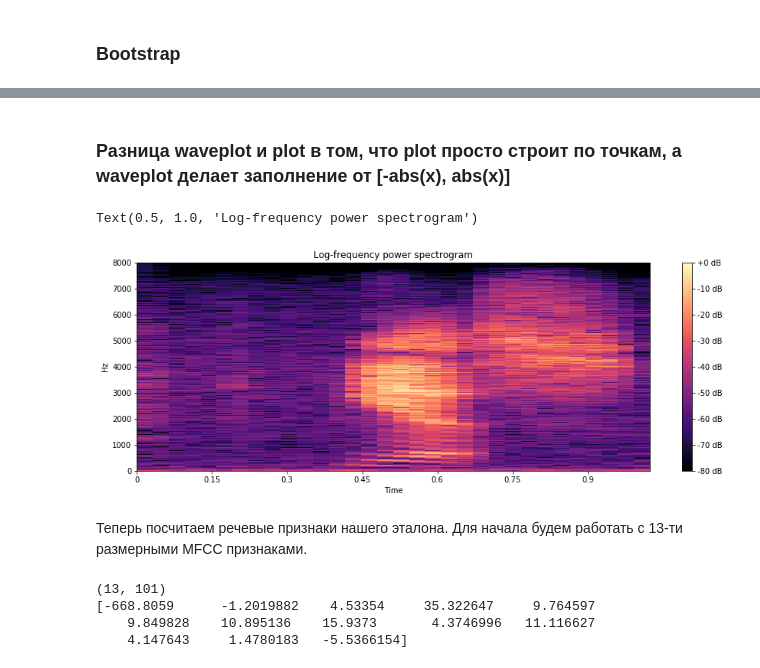
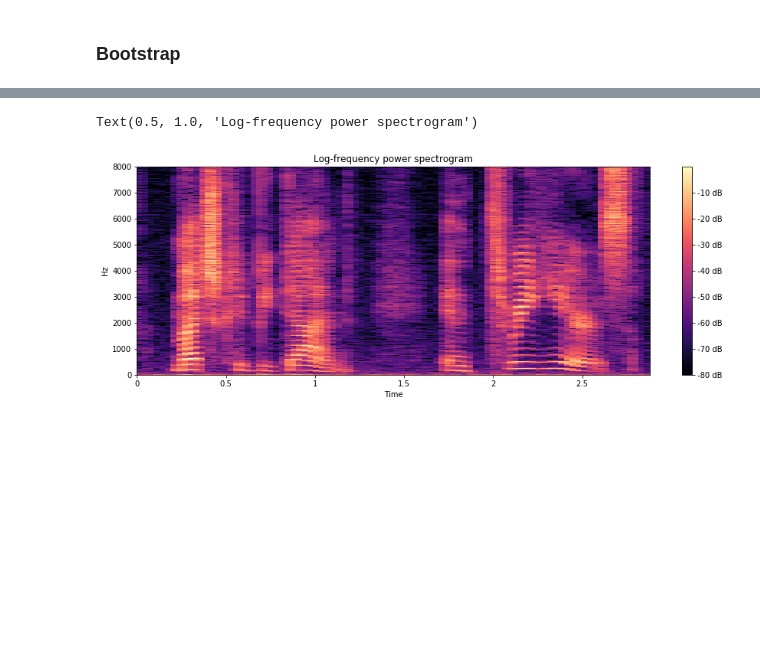
Before and after one commit to KhubbatulinMark/speech-processing-made-2021, a Jupyter notebook: laboratory/02-lab-02.ipynb, the cells around one changed output, grey strips where cells are left out. Cells and saved outputs as stored; diff of their text form; code cells hidden in the pictures; blank space fills up the shorter version.

```diff
--- a/laboratory/02-lab-02.ipynb
+++ b/laboratory/02-lab-02.ipynb
@@ -23,5 +83,6 @@ plt.rcParams['image.cmap'] = 'gray'
 # %%
-wav_example = 'resources/yes_no/etalons/yes_004ae714_nohash_0.wav'
+# рассмотрим пример такой записи:
+wav_example = 'resources/train_librispeech_10h/wav_dir/1183-124566-0003.flac'
 
 # чтение wav файла:
 x, sr = librosa.load(wav_example, sr=None)     # sr=None to preserve the native sampling rate
@@ -65,30 +101,10 @@ axis[2].set_ylim(-0.0055, 0.0055);
-# %% [markdown]
-### Разница waveplot и plot в том, что plot просто строит по точкам, а waveplot делает заполнение от [-abs(x), abs(x)]
 # %%
 # спектрограмма:
 D = librosa.amplitude_to_db(np.abs(librosa.stft(x)), ref=np.max)
+plt.figure(figsize=(15,5))
 librosa.display.specshow(D, sr=sr, y_axis='hz', x_axis='time')
 plt.colorbar(format='%+2.0f dB')
 plt.title('Log-frequency power spectrogram')
 # %% [output]
 Text(0.5, 1.0, 'Log-frequency power spectrogram')
-[figure, old version]
+[figure, new version]
-# %% [markdown]
-Теперь посчитаем речевые признаки нашего эталона.
-Для начала будем работать с 13-ти размерными MFCC признаками.
-# %%
-# n_fft = 25 ms        -- длина кадра
-# hop_length = 10 ms   -- длина шага
-# тогда в отчетах получаем следующее:
-n_fft = int(sr * 0.025)
-hop_length = int(sr * 0.01)
-
-
-mfcc = librosa.feature.mfcc(x, sr=sr, n_mfcc=13, n_fft=n_fft, hop_length=hop_length)
-print(mfcc.shape)
-print(mfcc[:, 0]) # вектор признаков нулевого кадра
-# %% [output]
-(13, 101)
-[-668.8059      -1.2019882    4.53354     35.322647     9.764597
-    9.849828    10.895136    15.9373       4.3746996   11.116627
-    4.147643     1.4780183   -5.5366154]
```
Also changed, not shown: parts of 79 cells of this notebook, 11 other files.
